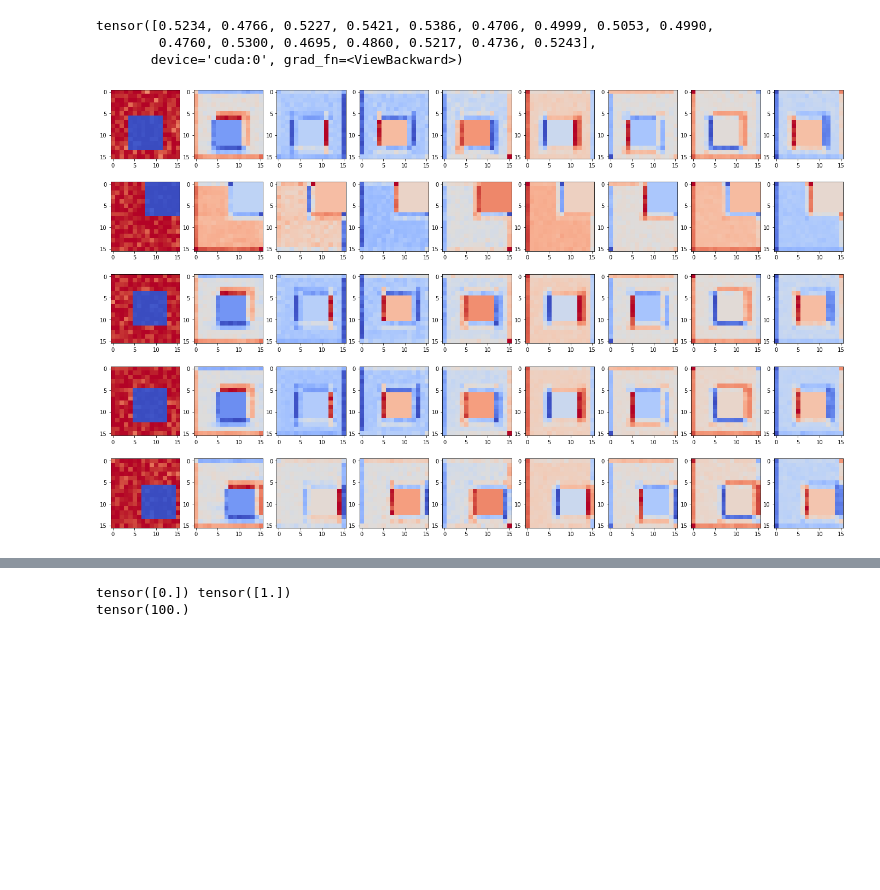
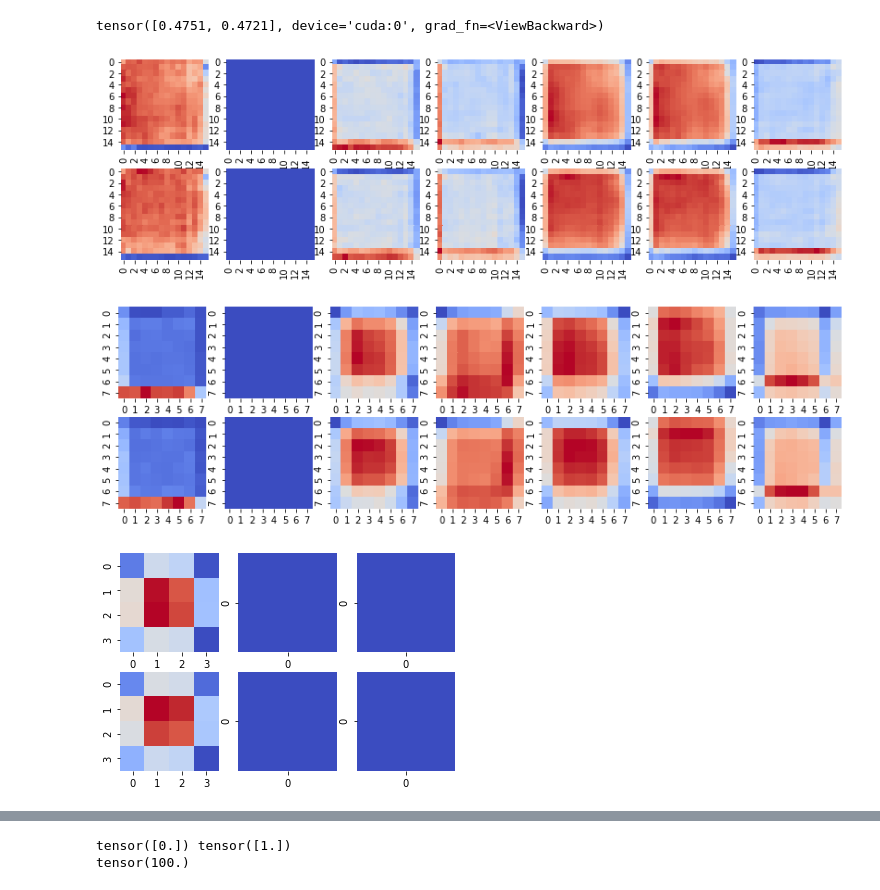
Before and after one commit to AustinXY/pconv-toy, a Jupyter notebook: pconv-toy.ipynb, the cells around one changed output, grey strips where cells are left out. Drawn from its saved outputs; the diff is of its cells as text; code cells hidden in the pictures; blank space fills up the shorter version.

```diff
--- a/pconv-toy.ipynb
+++ b/pconv-toy.ipynb
@@ -370 +524,15 @@ criterion_one = nn.BCELoss().cuda()
+# %%
+netG.eval()
+_noise = Variable(torch.FloatTensor(2, nz)).cuda()
+_noise.data.normal_(0, 1)
+# imshow(netG(_noise)[0])
+amflag = True
+mk_f = False
+rfs = netD(netG(_noise))
+rfs
+# %% [output]
+tensor([0.4751, 0.4721], device='cuda:0', grad_fn=<ViewBackward>)
+[figure, added]
+[figure, added]
+[figure, added]
 # %%
@@ -391,11 +566,0 @@ def amshow(input, activation_maps):
-# %%
-im, mk = prepare_data(batch_size, 8)
-# imshow(im[0])
-amflag = True
-rfs = netD(im, mk)
-rfs
-# %% [output]
-tensor([0.5234, 0.4766, 0.5227, 0.5421, 0.5386, 0.4706, 0.4999, 0.5053, 0.4990,
-        0.4760, 0.5300, 0.4695, 0.4860, 0.5217, 0.4736, 0.5243],
-       device='cuda:0', grad_fn=<ViewBackward>)
-[figure, removed]
```
Also changed, not shown: parts of 22 cells of this notebook.
